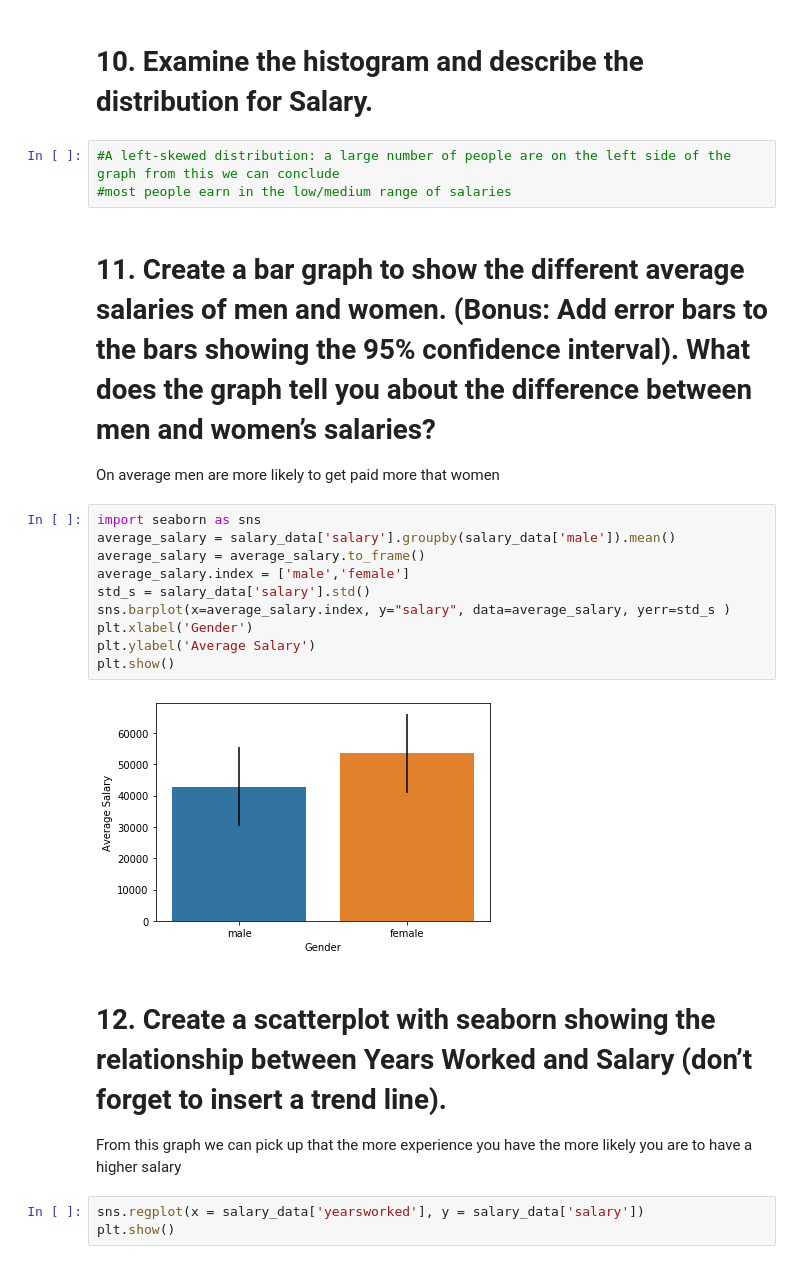
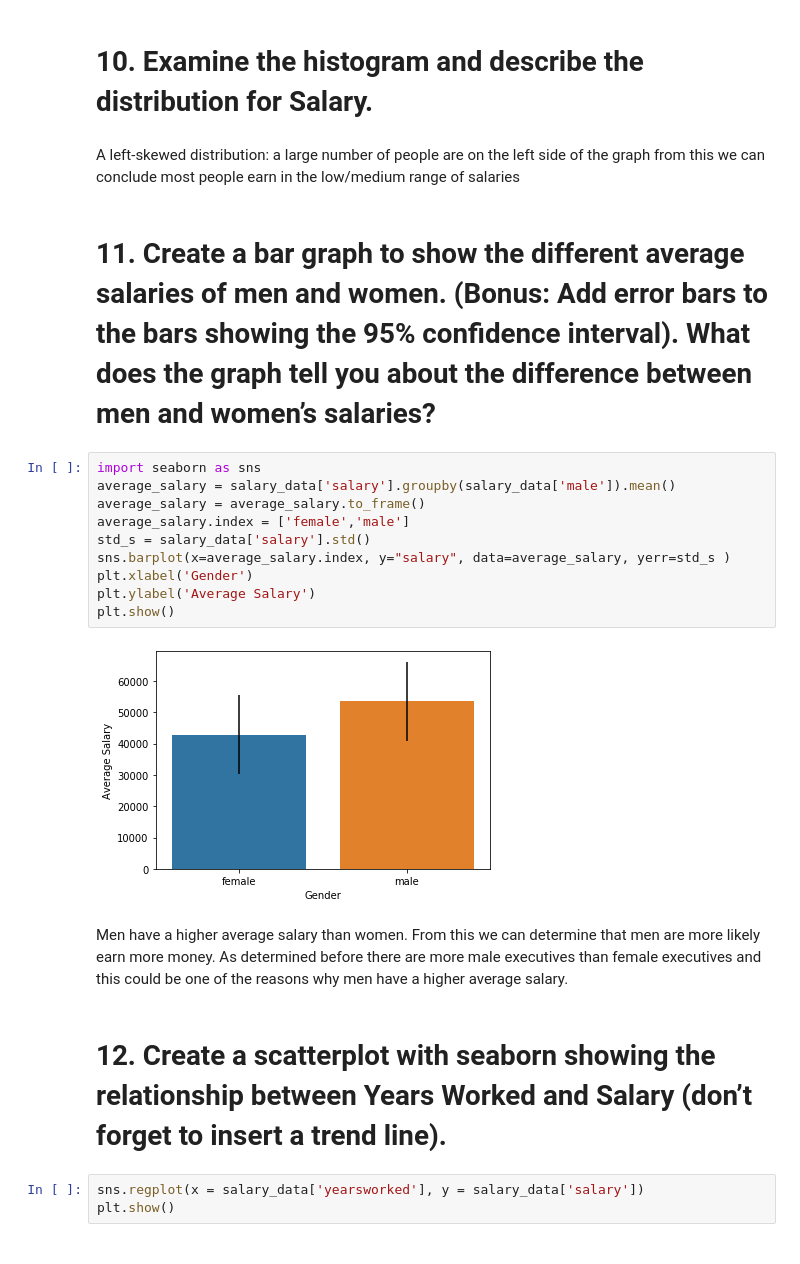
Before and after one commit to keanubowker8/Statistical-Thinking, a Jupyter notebook: Statistical Thinking/Untitled.ipynb, the cells around one changed output. Saved outputs shown, nothing was run; the diff lists cells and outputs as text.

```diff
--- a/Statistical Thinking/Untitled.ipynb
+++ b/Statistical Thinking/Untitled.ipynb
@@ -93,26 +96,26 @@ plt.show()
 # %% [markdown]
 # 10. Examine the histogram and describe the distribution for Salary.
-# %%
-#A left-skewed distribution: a large number of people are on the left side of the graph from this we can conclude
-#most people earn in the low/medium range of salaries
+# %% [markdown]
+A left-skewed distribution: a large number of people are on the left side of the graph from this we can conclude
+most people earn in the low/medium range of salaries
 # %% [markdown]
 # 11. Create a bar graph to show the different average salaries of men and women. (Bonus: Add error bars to the bars showing the 95% confidence interval). What does the graph tell you about the difference between men and women’s salaries?
-On average men are more likely to get paid more that women
 # %%
 import seaborn as sns
 average_salary = salary_data['salary'].groupby(salary_data['male']).mean()
 average_salary = average_salary.to_frame()
-average_salary.index = ['male','female']
+average_salary.index = ['female','male']
 std_s = salary_data['salary'].std()
 sns.barplot(x=average_salary.index, y="salary", data=average_salary, yerr=std_s )
 plt.xlabel('Gender')
 plt.ylabel('Average Salary')
 plt.show()
 # %% [output]
-[figure, old version]
+[figure, new version]
+# %% [markdown]
+Men have a higher average salary than women. From this we can determine that men are more likely earn more money. As determined before there are more male executives than female executives and this could be one of the reasons why men have a higher average salary.
 # %% [markdown]
 # 12. Create a scatterplot with seaborn showing the relationship between Years Worked and Salary (don’t forget to insert a trend line).
-From this graph we can pick up that the more experience you have the more likely you are to have a higher salary
 # %%
 sns.regplot(x = salary_data['yearsworked'], y = salary_data['salary'])
 plt.show()
```
Also changed, not shown: parts of 6 cells of this notebook.
